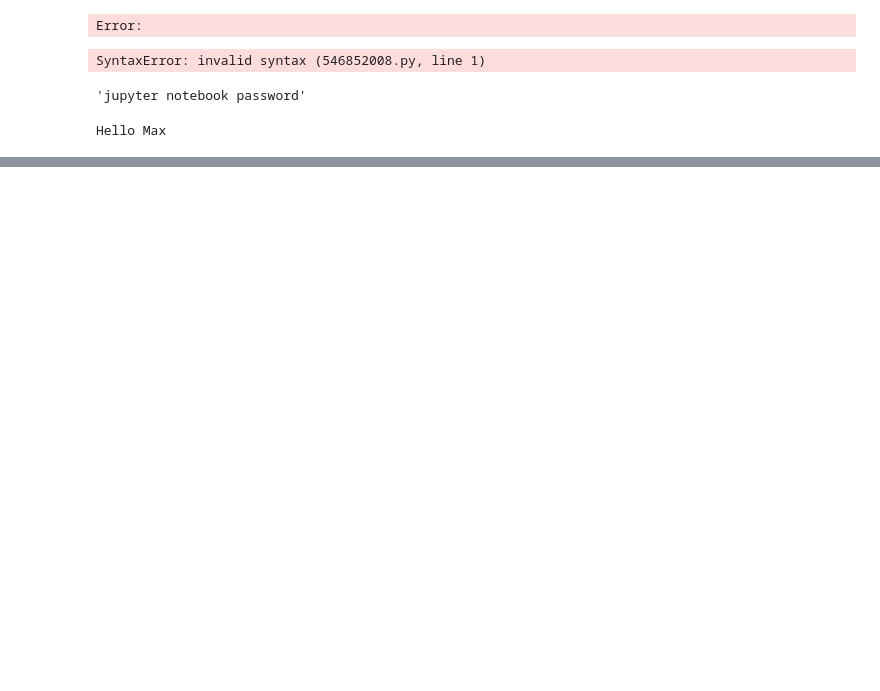
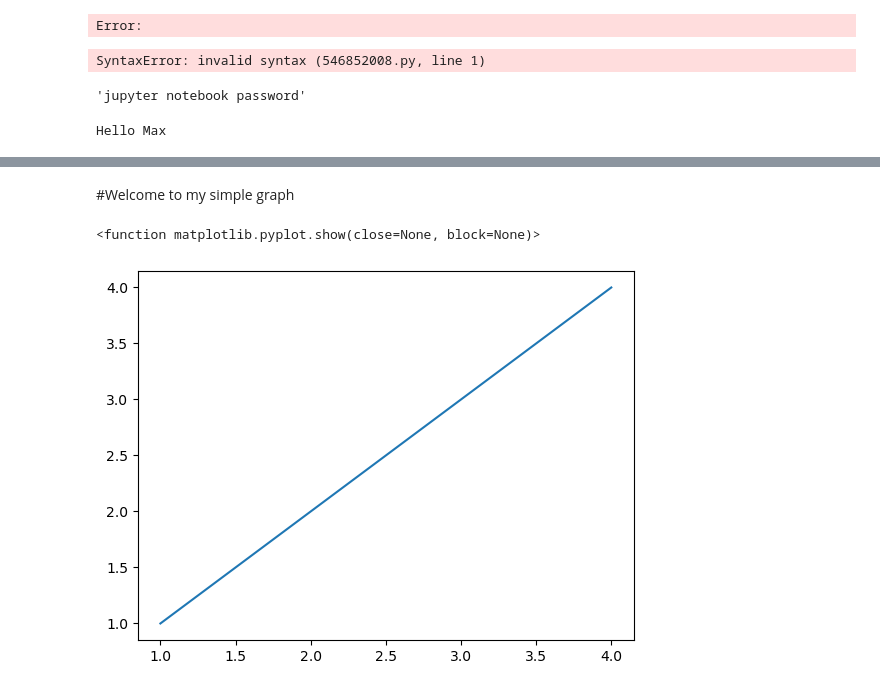
Before and after one commit to themaxempire23/Python-Journey, a Jupyter notebook: jupyter1.ipynb, the cells around one changed output, grey strips where cells are left out. Drawn from its saved outputs; the diff is of its cells as text; code cells hidden in the pictures; blank space fills up the shorter version.

```diff
--- a/jupyter1.ipynb
+++ b/jupyter1.ipynb
@@ -16,0 +48,8 @@ Hello Max
+# %% [markdown]
+#Welcome to my simple graph
+# %%
+plt.plot([1,2,3,4], [1,2,3,4])
+plt.show
+# %% [output]
+<function matplotlib.pyplot.show(close=None, block=None)>
+[figure, added]
```
Also changed, not shown: parts of 7 cells of this notebook.
